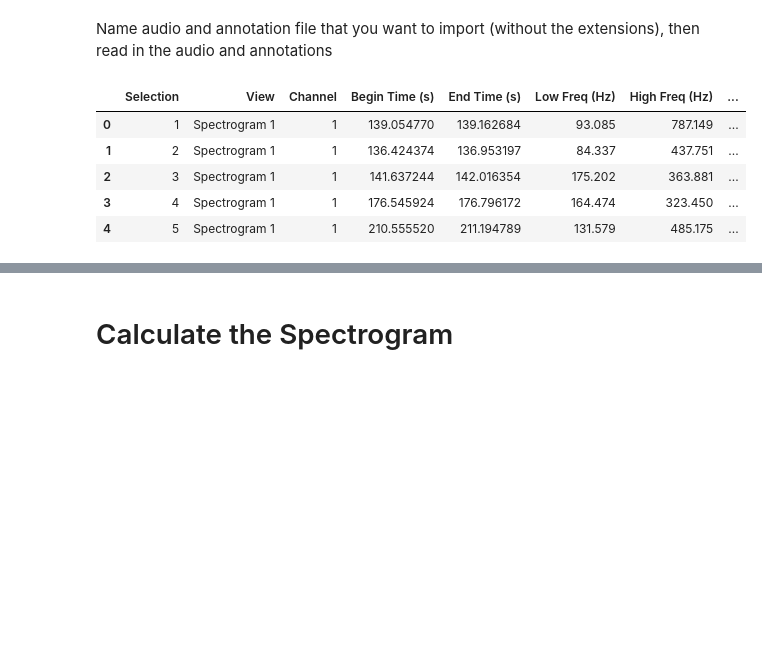
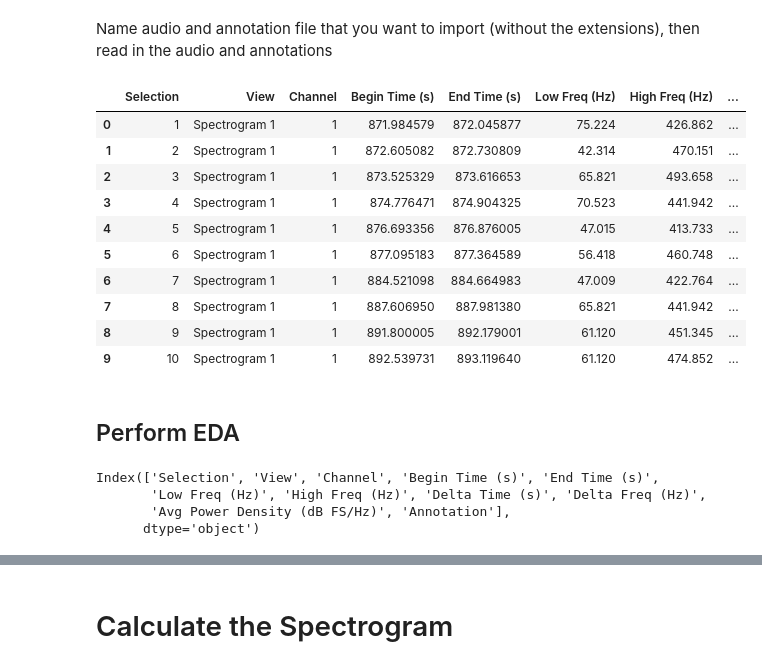
Before and after one commit to FREDERICO23/seals, a Jupyter notebook: Spectrogram.ipynb, the cells around one changed output, grey strips where cells are left out. Cells and saved outputs as stored; diff of their text form; code cells hidden in the pictures; blank space fills up the shorter version.

```diff
--- a/Spectrogram.ipynb
+++ b/Spectrogram.ipynb
@@ -16,24 +16,38 @@ from matplotlib.colors import LogNorm
 Name audio and annotation file that you want to import (without the extensions), then read in the audio and annotations
 # %%
 #File index
-#file =  'Rupes A and B\\5713.210809120002'  #from PPT at time 892-896 (Rupe B)
-file = 'Guttural rupe/5711.211013040024'
-file = 'Rupes A and B/5713.210825190002'
-file = 'Moan/5713.210902110002'  #from PPT at time 212 seconds
+file = 'data/Rupes A and B/5713.210809120002'  #from PPT at time 892-896 (Rupe B)
+# file = 'data/Guttural rupe/5711.211013040024'
+# file = 'data/Moan/5713.210902110002'  #from PPT at time 212 seconds
 
 #Read the 2 files
 sample_rate, samples = wavfile.read(file+'.wav')
 annot_file_path = file +'.Table.1.selections.txt'
 
 #Read the file into a DataFrame
-df = pd.read_csv(file +'.Table.1.selections.txt', sep='\t')
+df = pd.read_csv(annot_file_path, sep='\t')
 
 #Display the first few rows of the DataFrame
-df.head()
+df.head(10)
 # %% [output]
 |  | Selection | View | Channel | Begin Time (s) | End Time (s) | Low Freq (Hz) | High Freq (Hz) | ... |
-| 0 | 1 | Spectrogram 1 | 1 | 139.054770 | 139.162684 | 93.085 | 787.149 | ... |
-| 1 | 2 | Spectrogram 1 | 1 | 136.424374 | 136.953197 | 84.337 | 437.751 | ... |
-| 2 | 3 | Spectrogram 1 | 1 | 141.637244 | 142.016354 | 175.202 | 363.881 | ... |
-| 3 | 4 | Spectrogram 1 | 1 | 176.545924 | 176.796172 | 164.474 | 323.450 | ... |
-| 4 | 5 | Spectrogram 1 | 1 | 210.555520 | 211.194789 | 131.579 | 485.175 | ... |
+| 0 | 1 | Spectrogram 1 | 1 | 871.984579 | 872.045877 | 75.224 | 426.862 | ... |
+| 1 | 2 | Spectrogram 1 | 1 | 872.605082 | 872.730809 | 42.314 | 470.151 | ... |
+| 2 | 3 | Spectrogram 1 | 1 | 873.525329 | 873.616653 | 65.821 | 493.658 | ... |
+| 3 | 4 | Spectrogram 1 | 1 | 874.776471 | 874.904325 | 70.523 | 441.942 | ... |
+| 4 | 5 | Spectrogram 1 | 1 | 876.693356 | 876.876005 | 47.015 | 413.733 | ... |
+| 5 | 6 | Spectrogram 1 | 1 | 877.095183 | 877.364589 | 56.418 | 460.748 | ... |
+| 6 | 7 | Spectrogram 1 | 1 | 884.521098 | 884.664983 | 47.009 | 422.764 | ... |
+| 7 | 8 | Spectrogram 1 | 1 | 887.606950 | 887.981380 | 65.821 | 441.942 | ... |
+| 8 | 9 | Spectrogram 1 | 1 | 891.800005 | 892.179001 | 61.120 | 451.345 | ... |
+| 9 | 10 | Spectrogram 1 | 1 | 892.539731 | 893.119640 | 61.120 | 474.852 | ... |
+# %% [markdown]
+## Perform EDA
+# %%
+#Display the columns of the DataFrame
+df.columns
+# %% [output]
+Index(['Selection', 'View', 'Channel', 'Begin Time (s)', 'End Time (s)',
+       'Low Freq (Hz)', 'High Freq (Hz)', 'Delta Time (s)', 'Delta Freq (Hz)',
+       'Avg Power Density (dB FS/Hz)', 'Annotation'],
+      dtype='object')
```
Also changed, not shown: parts of 10 cells of this notebook, 1 other file.
